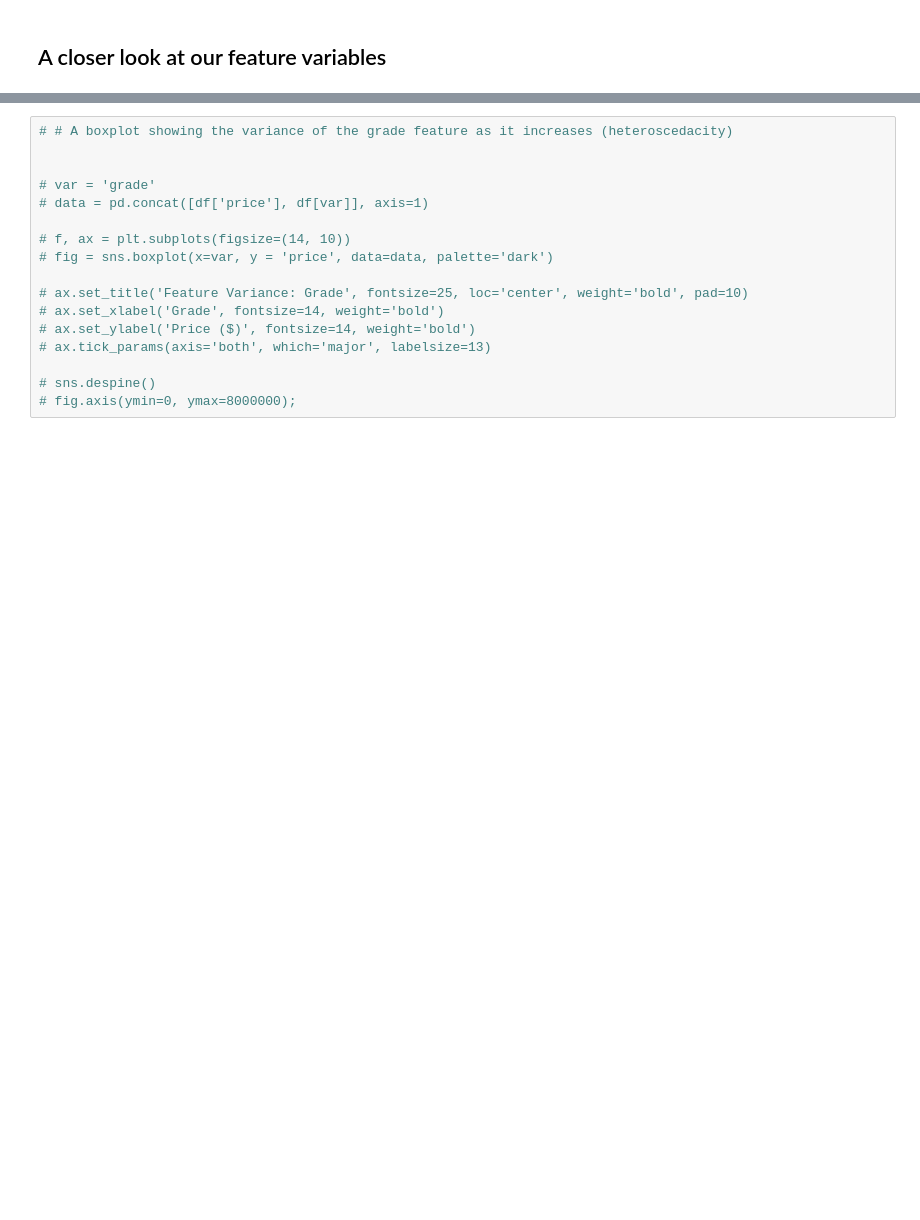
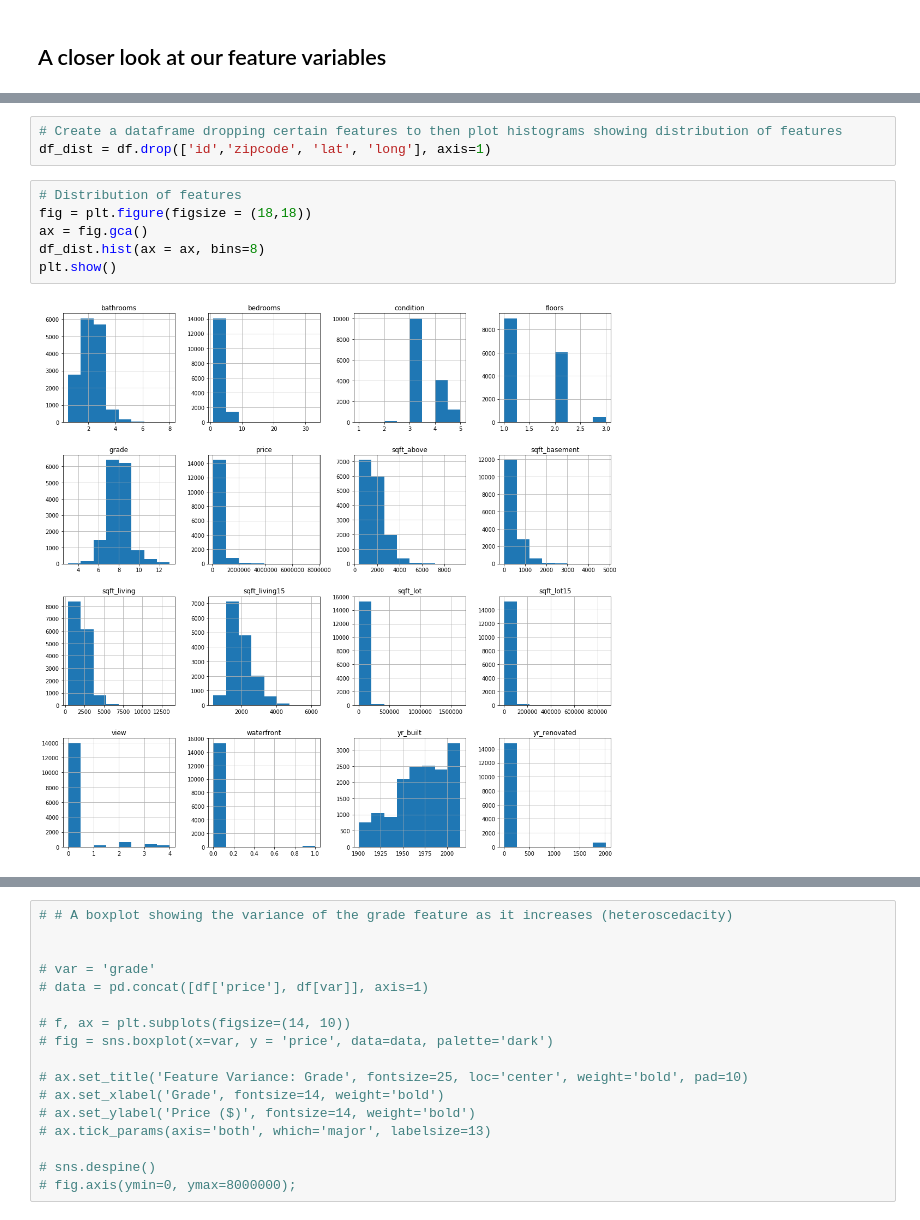
Before and after one commit to marwankalo/dsc-mod-2-project-v2-1-london-ds-02172020, a Jupyter notebook: student.ipynb, the cells around one changed output, grey strips where cells are left out. Saved outputs shown, nothing was run; the diff lists cells and outputs as text; blank space fills up the shorter version.

```diff
--- a/student.ipynb
+++ b/student.ipynb
@@ -211,0 +270,11 @@ print(np.sort(df['grade'].unique()))
+# %%
+# Create a dataframe dropping certain features to then plot histograms showing distribution of features
+df_dist = df.drop(['id','zipcode', 'lat', 'long'], axis=1)
+# %%
+# Distribution of features
+fig = plt.figure(figsize = (18,18))
+ax = fig.gca()
+df_dist.hist(ax = ax, bins=8)
+plt.show()
+# %% [output]
+[figure, added]
```
Also changed, not shown: parts of 42 cells of this notebook, 1 other file.
